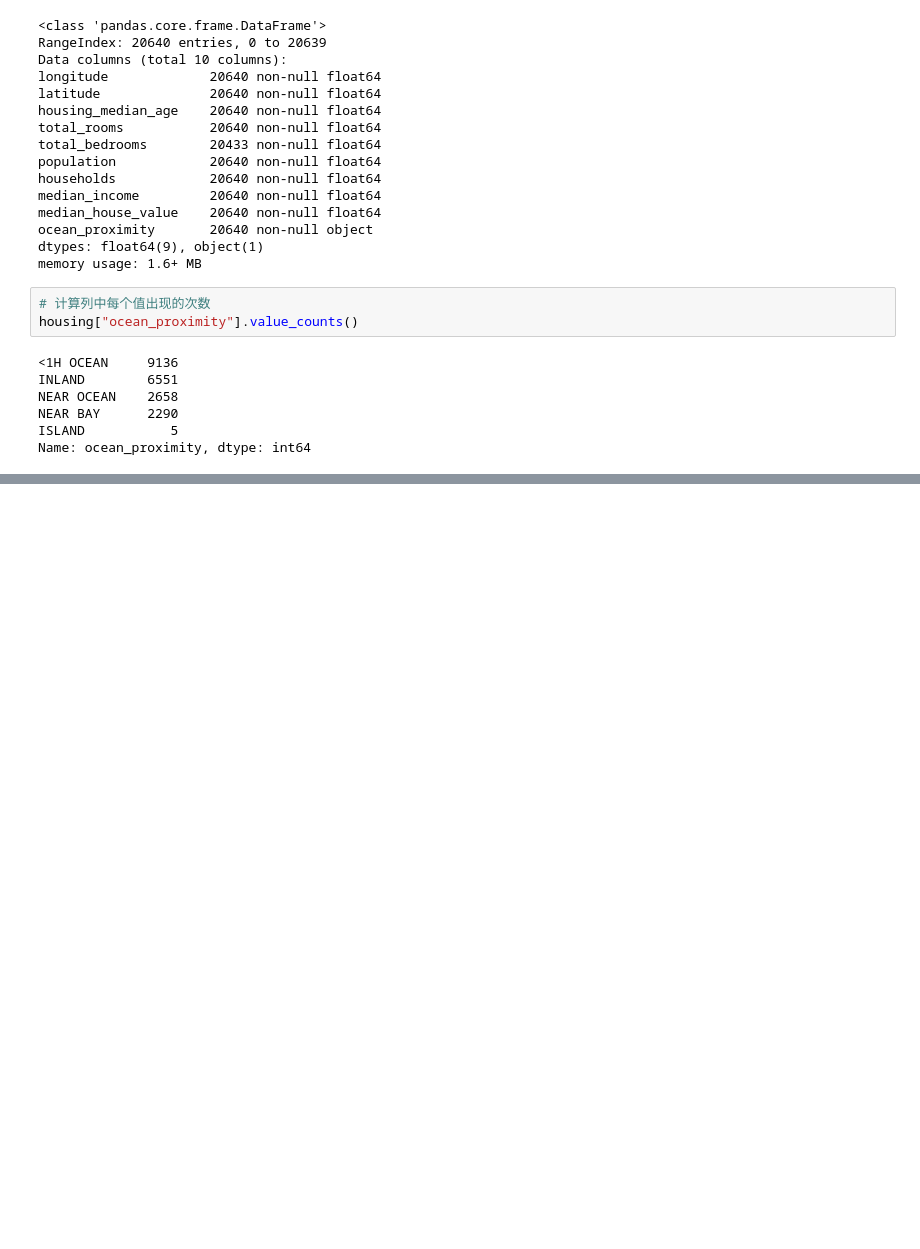
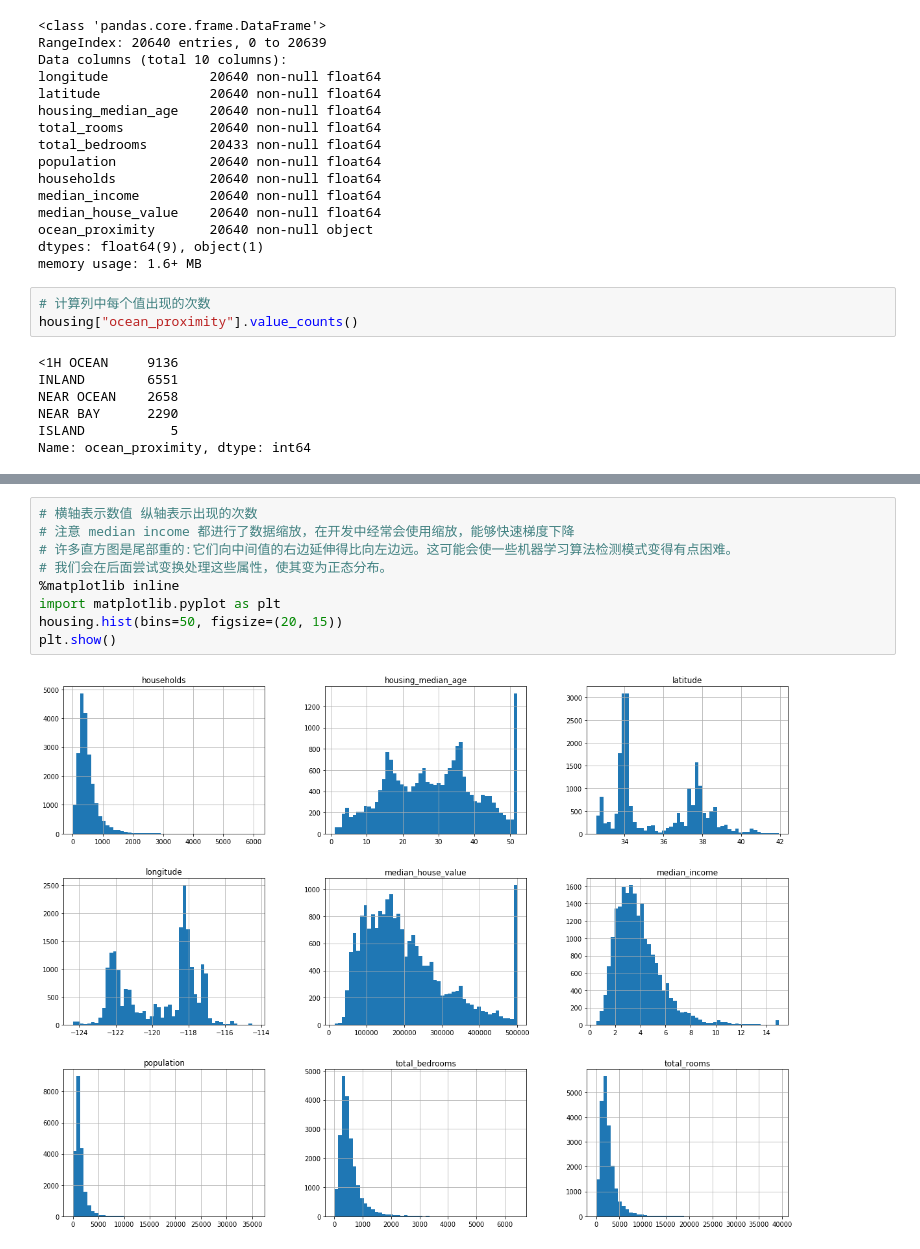
Before and after one commit to mengxiangyue/ml2-learn, a Jupyter notebook: 02_end_to_end_machine_learning_project.ipynb, the cells around one changed output, grey strips where cells are left out. Saved outputs shown, nothing was run; the diff lists cells and outputs as text; blank space fills up the shorter version.

```diff
--- a/02_end_to_end_machine_learning_project.ipynb
+++ b/02_end_to_end_machine_learning_project.ipynb
@@ -81,0 +96,11 @@ Name: ocean_proximity, dtype: int64
+# %%
+# 横轴表示数值 纵轴表示出现的次数
+# 注意 median income 都进行了数据缩放，在开发中经常会使用缩放，能够快速梯度下降
+# 许多直方图是尾部重的:它们向中间值的右边延伸得比向左边远。这可能会使一些机器学习算法检测模式变得有点困难。
+# 我们会在后面尝试变换处理这些属性，使其变为正态分布。
+%matplotlib inline
+import matplotlib.pyplot as plt
+housing.hist(bins=50, figsize=(20, 15))
+plt.show()
+# %% [output]
+[figure, added]
```
Also changed, not shown: parts of 4 cells of this notebook.
